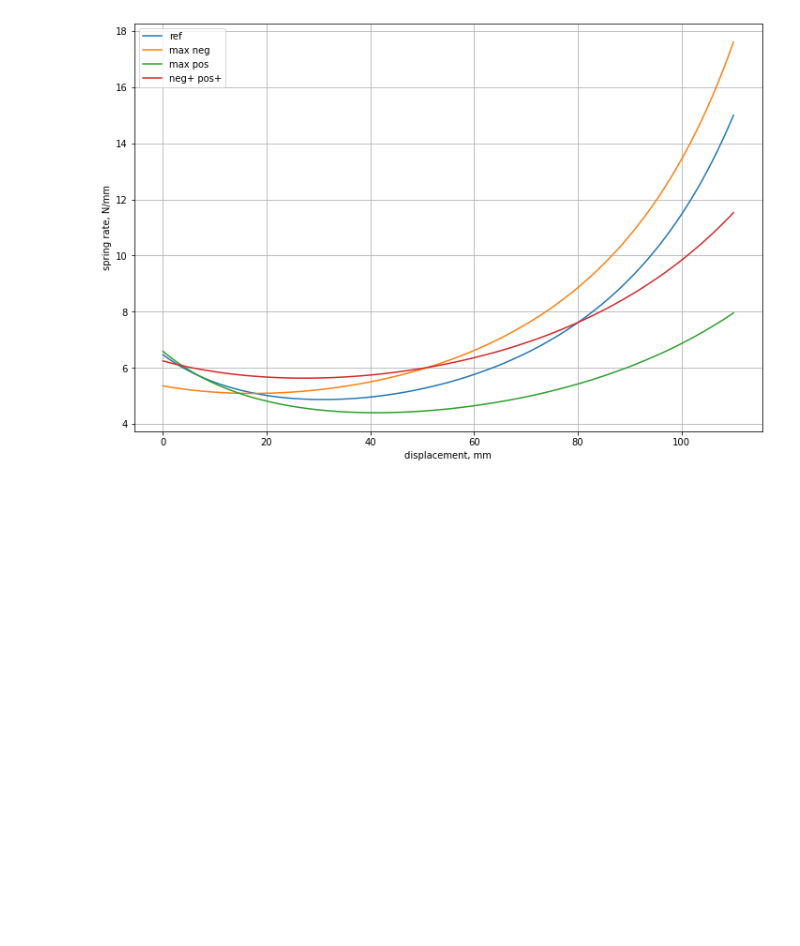
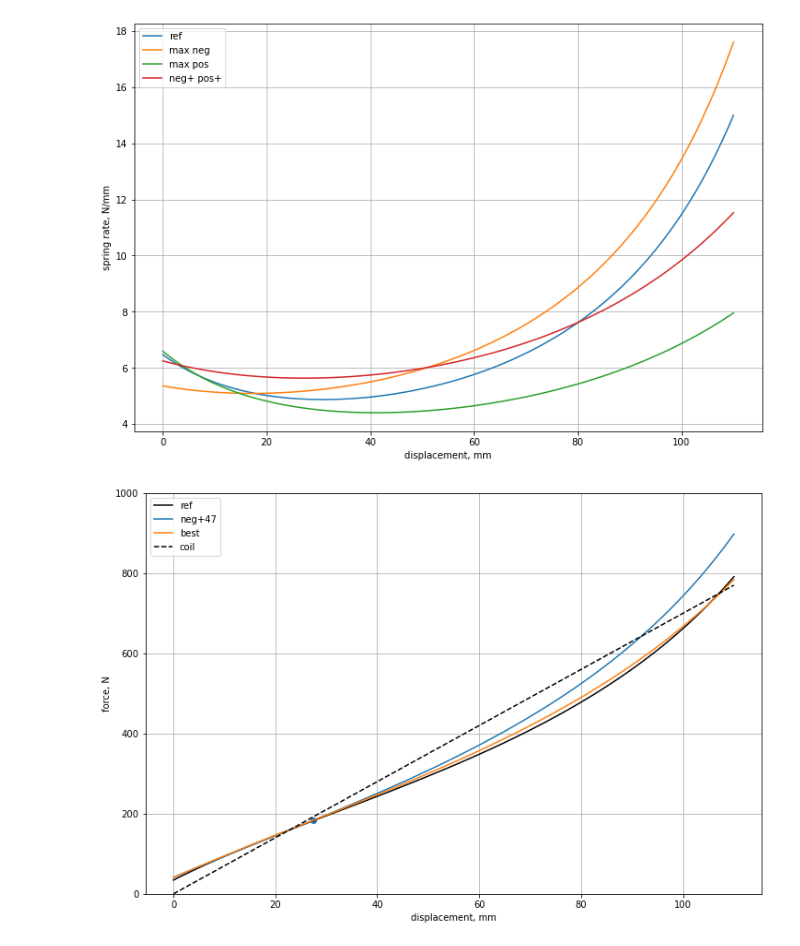
Before and after one commit to Chehlarov/MTB_calculations, a Jupyter notebook: MTB Air Spring.ipynb, the cells around one changed output. Cells and saved outputs as stored; diff of their text form; code cells hidden in the pictures; blank space fills up the shorter version.

```diff
--- a/MTB Air Spring.ipynb
+++ b/MTB Air Spring.ipynb
@@ -170,3 +177,36 @@ plt.legend()
 plt.show()
 # %% [output]
 [figure]
+# %%
+def force_curve_modified(x, seal_head_shortenning=0, shaft_shortenning=0, sag=SAG):
+    return get_total_force(x,
+                    h_pos_ini = 170 + shaft_shortenning,
+                    h_neg_ini = 60 + seal_head_shortenning - shaft_shortenning,
+                    sag=sag,
+                    h_recession = 47 - seal_head_shortenning)
+
+
+def spring_rate_modified(x, seal_head_shortenning=0, shaft_shortenning=0, sag=SAG):
+    STEP = 1 #mm
+    return (force_curve_modified(x + 0.5*STEP, seal_head_shortenning, shaft_shortenning, sag) - force_curve_modified(x - 0.5*STEP, seal_head_shortenning, shaft_shortenning, sag)) / STEP
+# %%
+x = np.linspace(0, 110, 110)
+plt.figure(figsize=(12,8))
+plt.plot(x, force_curve_modified(x),  label="ref", color="black")
+plt.plot(x, force_curve_modified(x, 47, 0, 110*0.25), label="neg+47")
+plt.plot(x, force_curve_modified(x, 47, 15, 110*0.25), label="best")
+
+# plt.plot(x, force_curve_modified(x, 47, 0), label="neg+47")
+# plt.plot(x, force_curve_modified(x, h_neg_ini = 60+60, h_pos_ini = 170+30, sag=0.2*110), label="neg+ pos+")
+plt.plot(x, 0 + 7 * x, "--", label="coil", color="black")
+plt.scatter(SAG, SAG_FORCE)
+
+plt.xlabel("displacement, mm")
+plt.ylabel("force, N")
+
+plt.ylim(0, 1000)
+plt.grid()
+plt.legend()
+plt.show()
+# %% [output]
+[figure, added]
```
Also changed, not shown: parts of 7 cells of this notebook.
